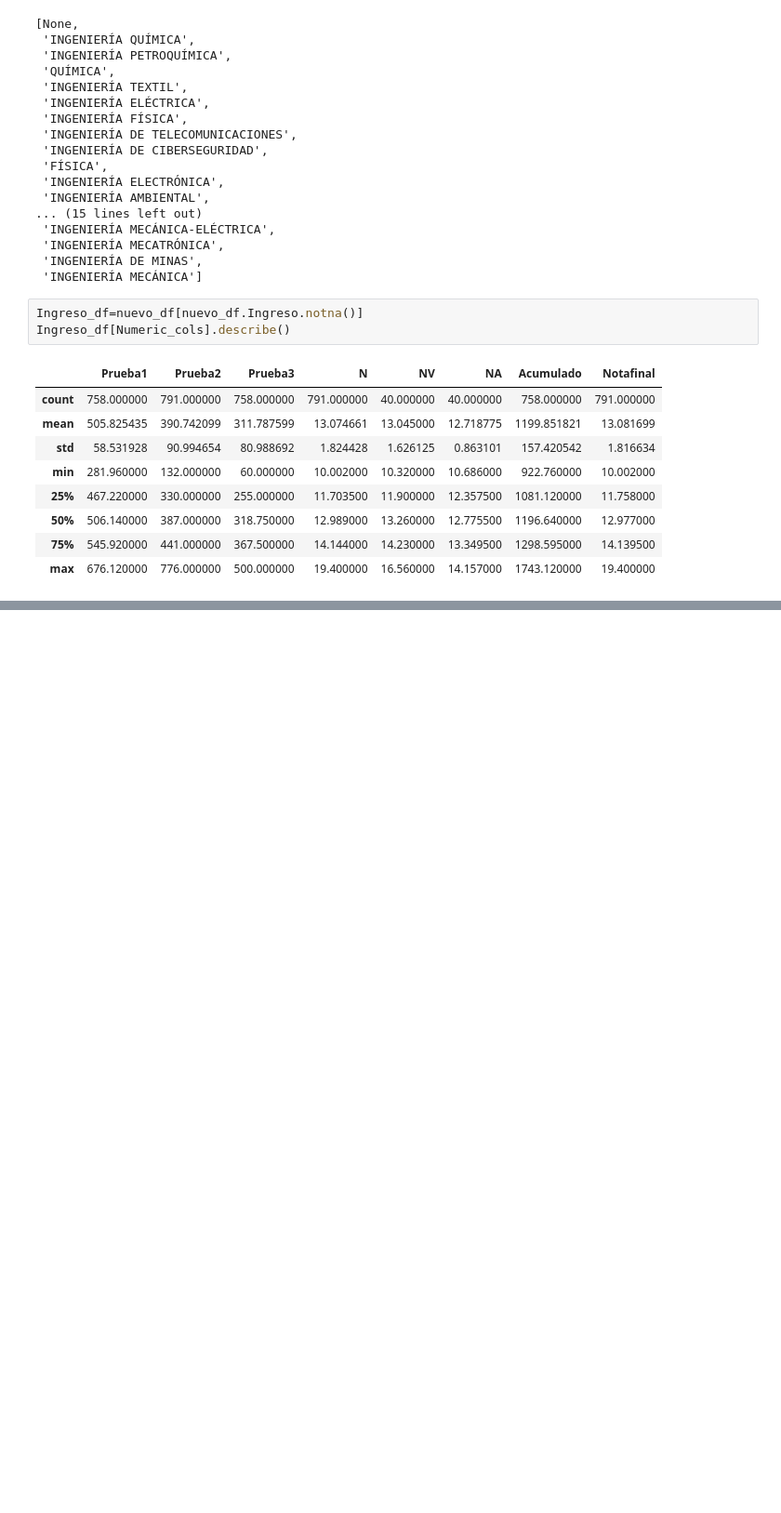
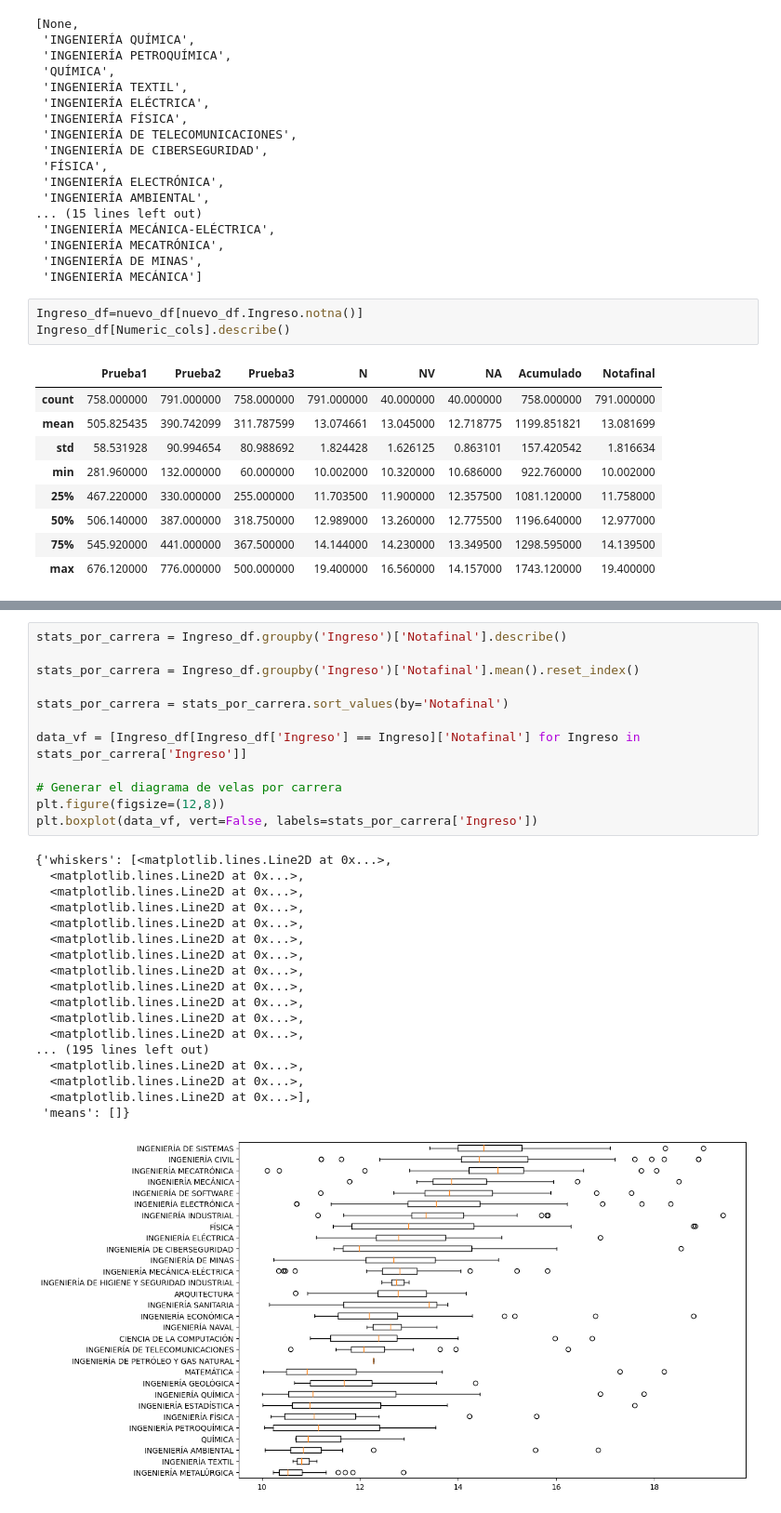
Before and after one commit to JBRICENO92/UNI_webScrapping, a Jupyter notebook: Santiago_Notebook.ipynb, the cells around one changed output, grey strips where cells are left out. Shown: that part at 93% size. Saved outputs shown, nothing was run; the diff lists cells and outputs as text; blank space fills up the shorter version.

```diff
--- a/Santiago_Notebook.ipynb
+++ b/Santiago_Notebook.ipynb
@@ -135,0 +145,31 @@ Ingreso_df.groupby('Ingreso').agg(['mean','min','max'])
+# %%
+stats_por_carrera = Ingreso_df.groupby('Ingreso')['Notafinal'].describe()
+
+stats_por_carrera = Ingreso_df.groupby('Ingreso')['Notafinal'].mean().reset_index()
+
+stats_por_carrera = stats_por_carrera.sort_values(by='Notafinal')
+
+data_vf = [Ingreso_df[Ingreso_df['Ingreso'] == Ingreso]['Notafinal'] for Ingreso in stats_por_carrera['Ingreso']]
+
+# Generar el diagrama de velas por carrera
+plt.figure(figsize=(12,8))
+plt.boxplot(data_vf, vert=False, labels=stats_por_carrera['Ingreso'])
+# %% [output]
+{'whiskers': [<matplotlib.lines.Line2D at 0x...>,
+  <matplotlib.lines.Line2D at 0x...>,
+  <matplotlib.lines.Line2D at 0x...>,
+  <matplotlib.lines.Line2D at 0x...>,
+  <matplotlib.lines.Line2D at 0x...>,
+  <matplotlib.lines.Line2D at 0x...>,
+  <matplotlib.lines.Line2D at 0x...>,
+  <matplotlib.lines.Line2D at 0x...>,
+  <matplotlib.lines.Line2D at 0x...>,
+  <matplotlib.lines.Line2D at 0x...>,
+  <matplotlib.lines.Line2D at 0x...>,
+  <matplotlib.lines.Line2D at 0x...>,
+... (195 lines left out)
+  <matplotlib.lines.Line2D at 0x...>,
+  <matplotlib.lines.Line2D at 0x...>,
+  <matplotlib.lines.Line2D at 0x...>],
+ 'means': []}
+[figure, added]
```
Also changed, not shown: parts of 5 cells of this notebook.
